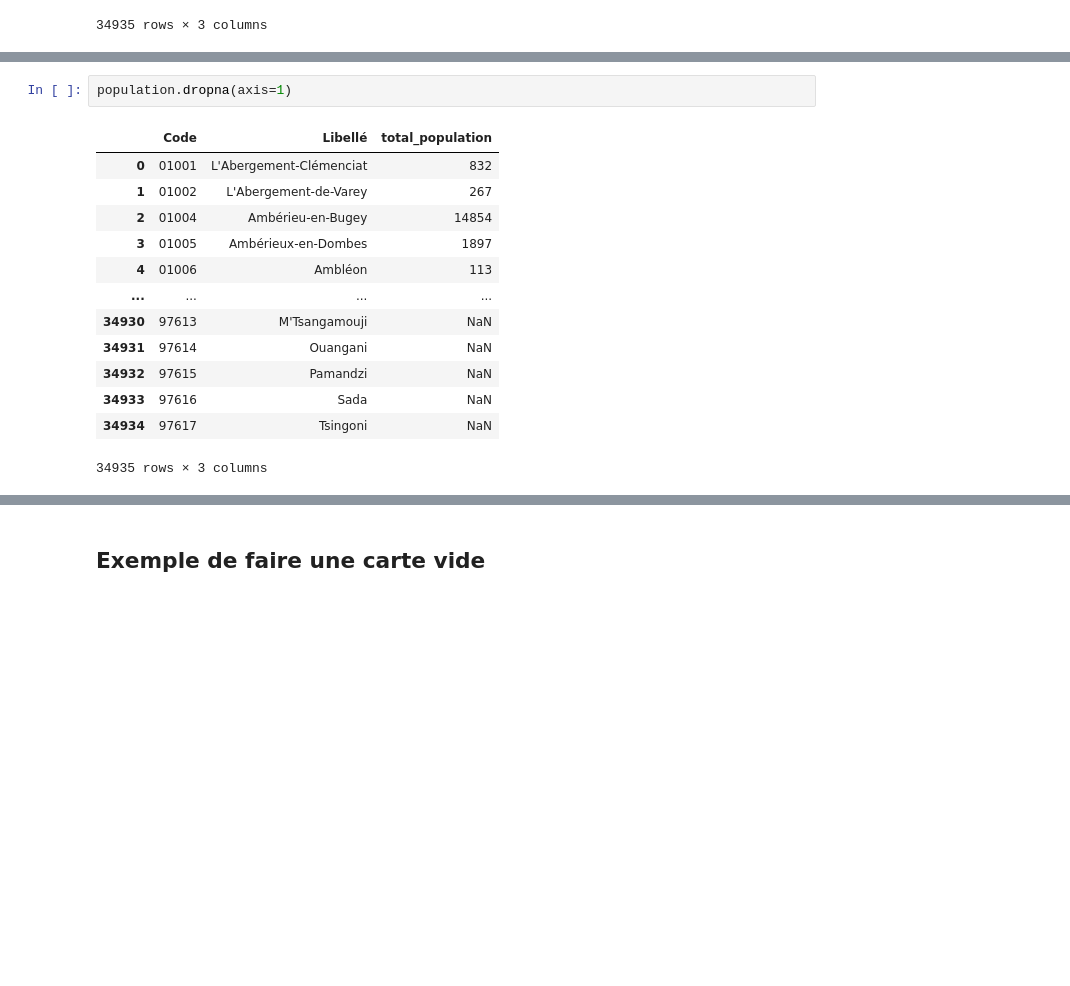
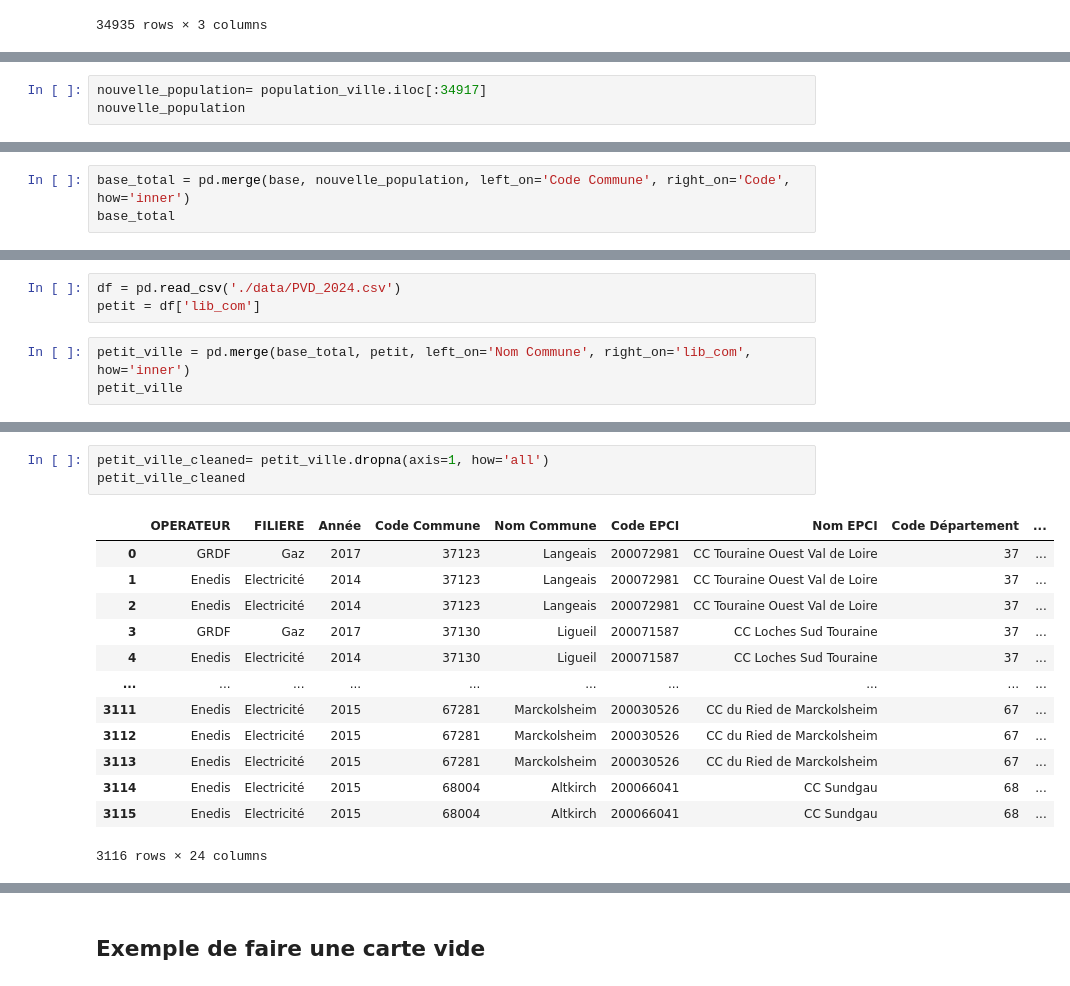
Before and after one commit to khady2708/projet-stage, a Jupyter notebook: etude-ville.ipynb, the cells around one changed output, grey strips where cells are left out. Cells and saved outputs as stored; diff of their text form; blank space fills up the shorter version.

Commit message:
séparation des ville

```diff
--- a/etude-ville.ipynb
+++ b/etude-ville.ipynb
@@ -183,0 +143,3 @@ population_vil
+# %%
+nouvelle_population= population_ville.iloc[:34917]
+nouvelle_population
@@ -183,0 +162,3 @@ population_vil
+# %%
+base_total = pd.merge(base, nouvelle_population, left_on='Code Commune', right_on='Code', how='inner')
+base_total
@@ -183,0 +181,6 @@ population_vil
+# %%
+df = pd.read_csv('./data/PVD_2024.csv')
+petit = df['lib_com']
+# %%
+petit_ville = pd.merge(base_total, petit, left_on='Nom Commune', right_on='lib_com', how='inner')
+petit_ville
@@ -184,16 +201,17 @@ population_vil
 # %%
-population.dropna(axis=1)
+petit_ville_cleaned= petit_ville.dropna(axis=1, how='all')
+petit_ville_cleaned
 # %% [output]
-|  | Code | Libellé | total_population |
-| 0 | 01001 | L'Abergement-Clémenciat | 832 |
-| 1 | 01002 | L'Abergement-de-Varey | 267 |
-| 2 | 01004 | Ambérieu-en-Bugey | 14854 |
-| 3 | 01005 | Ambérieux-en-Dombes | 1897 |
-| 4 | 01006 | Ambléon | 113 |
-| ... | ... | ... | ... |
-| 34930 | 97613 | M'Tsangamouji | NaN |
-| 34931 | 97614 | Ouangani | NaN |
-| 34932 | 97615 | Pamandzi | NaN |
-| 34933 | 97616 | Sada | NaN |
-| 34934 | 97617 | Tsingoni | NaN |
+|  | OPERATEUR | FILIERE | Année | Code Commune | Nom Commune | Code EPCI | Nom EPCI | Code Département | ... |
+| 0 | GRDF | Gaz | 2017 | 37123 | Langeais | 200072981 | CC Touraine Ouest Val de Loire | 37 | ... |
+| 1 | Enedis | Electricité | 2014 | 37123 | Langeais | 200072981 | CC Touraine Ouest Val de Loire | 37 | ... |
+| 2 | Enedis | Electricité | 2014 | 37123 | Langeais | 200072981 | CC Touraine Ouest Val de Loire | 37 | ... |
+| 3 | GRDF | Gaz | 2017 | 37130 | Ligueil | 200071587 | CC Loches Sud Touraine | 37 | ... |
+| 4 | Enedis | Electricité | 2014 | 37130 | Ligueil | 200071587 | CC Loches Sud Touraine | 37 | ... |
+| ... | ... | ... | ... | ... | ... | ... | ... | ... | ... |
+| 3111 | Enedis | Electricité | 2015 | 67281 | Marckolsheim | 200030526 | CC du Ried de Marckolsheim | 67 | ... |
+| 3112 | Enedis | Electricité | 2015 | 67281 | Marckolsheim | 200030526 | CC du Ried de Marckolsheim | 67 | ... |
+| 3113 | Enedis | Electricité | 2015 | 67281 | Marckolsheim | 200030526 | CC du Ried de Marckolsheim | 67 | ... |
+| 3114 | Enedis | Electricité | 2015 | 68004 | Altkirch | 200066041 | CC Sundgau | 68 | ... |
+| 3115 | Enedis | Electricité | 2015 | 68004 | Altkirch | 200066041 | CC Sundgau | 68 | ... |
-34935 rows × 3 columns
+3116 rows × 24 columns
```
Also changed, not shown: parts of 23 cells of this notebook, 4 other files.
